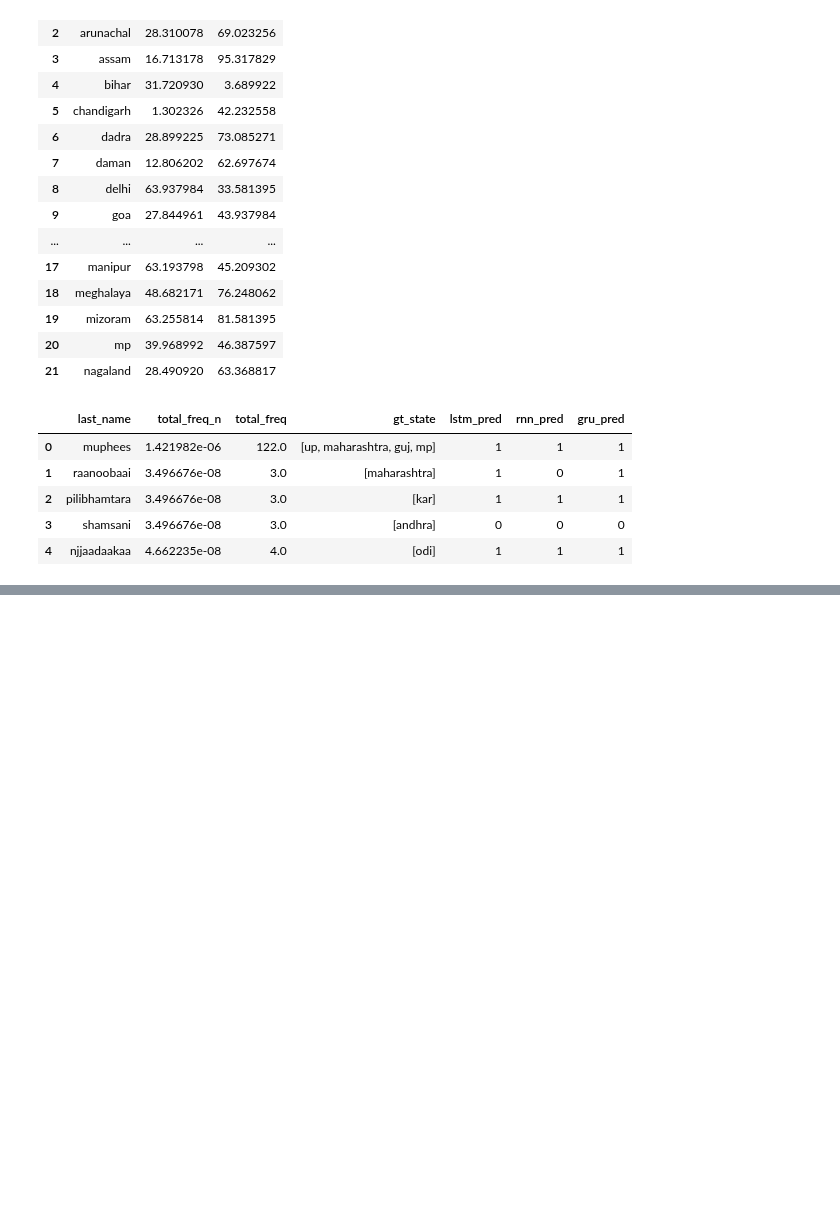
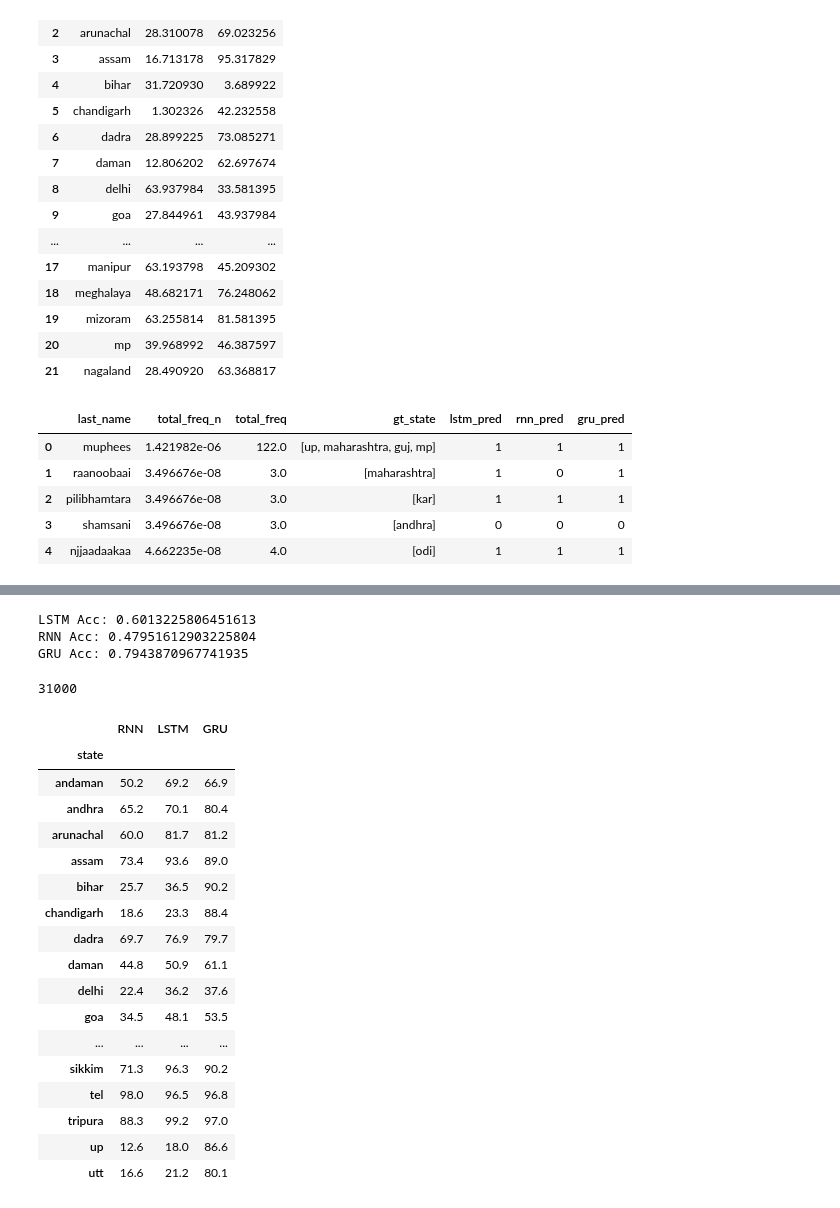
Before and after one commit to appeler/instate, a Jupyter notebook: instate/models/model_dnn_gpu.ipynb, the cells around one changed output, grey strips where cells are left out. Saved outputs shown, nothing was run; the diff lists cells and outputs as text; code cells hidden in the pictures; blank space fills up the shorter version.

Commit message:
strat notebook

```diff
--- a/instate/models/model_dnn_gpu.ipynb
+++ b/instate/models/model_dnn_gpu.ipynb
@@ -909,0 +921,6 @@ out_df.head()
+# %%
+size = 1000        # sample size
+replace = True  # with replacement
+random.seed(9001)
+fn = lambda obj: obj.loc[np.random.choice(obj.index, size, replace),:]
+strat_data = test_data_clean.groupby('state', as_index=False).apply(fn)
@@ -909,0 +957,4 @@ out_df.head()
+# %%
+strat_data["pred_lstm"]=pred_arr_lstm_strat
+strat_data["pred_rnn"]=pred_arr_rnn_strat
+strat_data["pred_gru"]=pred_arr_gru_strat
@@ -909,0 +970,43 @@ out_df.head()
+# %%
+acc_strat_lstm, pred_arr_lstm_strat = eval_all(net_lstm, 3, X_te_strat, y_te)
+print(f"LSTM Acc: {acc_strat_lstm}")
+acc_strat_rnn, pred_arr_rnn_strat = eval_all(net_rnn, 3, X_te_strat, y_te)
+print(f"RNN Acc: {acc_strat_rnn}")
+acc_strat_gru, pred_arr_gru_strat = eval_all(net_gru, 3, X_te_strat, y_te)
+print(f"GRU Acc: {acc_strat_gru}")
+# %% [output]
+LSTM Acc: 0.6013225806451613
+RNN Acc: 0.47951612903225804
+GRU Acc: 0.7943870967741935
+# %%
+len(pred_arr_lstm_strat)
+# %% [output]
+31000
+# %%
+# Per state analysis
+acc_strat_state_lstm = (strat_data.groupby("state").apply(lambda x: x["pred_lstm"].sum()/len(x["pred_lstm"]))*100)
+acc_strat_state_rnn = (strat_data.groupby("state").apply(lambda x: x["pred_rnn"].sum()/len(x["pred_rnn"]))*100)
+acc_strat_state_gru = (strat_data.groupby("state").apply(lambda x: x["pred_gru"].sum()/len(x["pred_gru"]))*100)
+# %%
+acc_strat_state = pd.concat({"RNN":acc_strat_state_rnn, "LSTM":acc_strat_state_lstm, "GRU":acc_strat_state_gru},axis=1)
+# %%
+acc_strat_state
+# %% [output]
+|  | RNN | LSTM | GRU |
+| state |  |  |  |
+| andaman | 50.2 | 69.2 | 66.9 |
+| andhra | 65.2 | 70.1 | 80.4 |
+| arunachal | 60.0 | 81.7 | 81.2 |
+| assam | 73.4 | 93.6 | 89.0 |
+| bihar | 25.7 | 36.5 | 90.2 |
+| chandigarh | 18.6 | 23.3 | 88.4 |
+| dadra | 69.7 | 76.9 | 79.7 |
+| daman | 44.8 | 50.9 | 61.1 |
+| delhi | 22.4 | 36.2 | 37.6 |
+| goa | 34.5 | 48.1 | 53.5 |
+| ... | ... | ... | ... |
+| sikkim | 71.3 | 96.3 | 90.2 |
+| tel | 98.0 | 96.5 | 96.8 |
+| tripura | 88.3 | 99.2 | 97.0 |
+| up | 12.6 | 18.0 | 86.6 |
+| utt | 16.6 | 21.2 | 80.1 |
```
Also changed, not shown: parts of 9 cells of this notebook.
